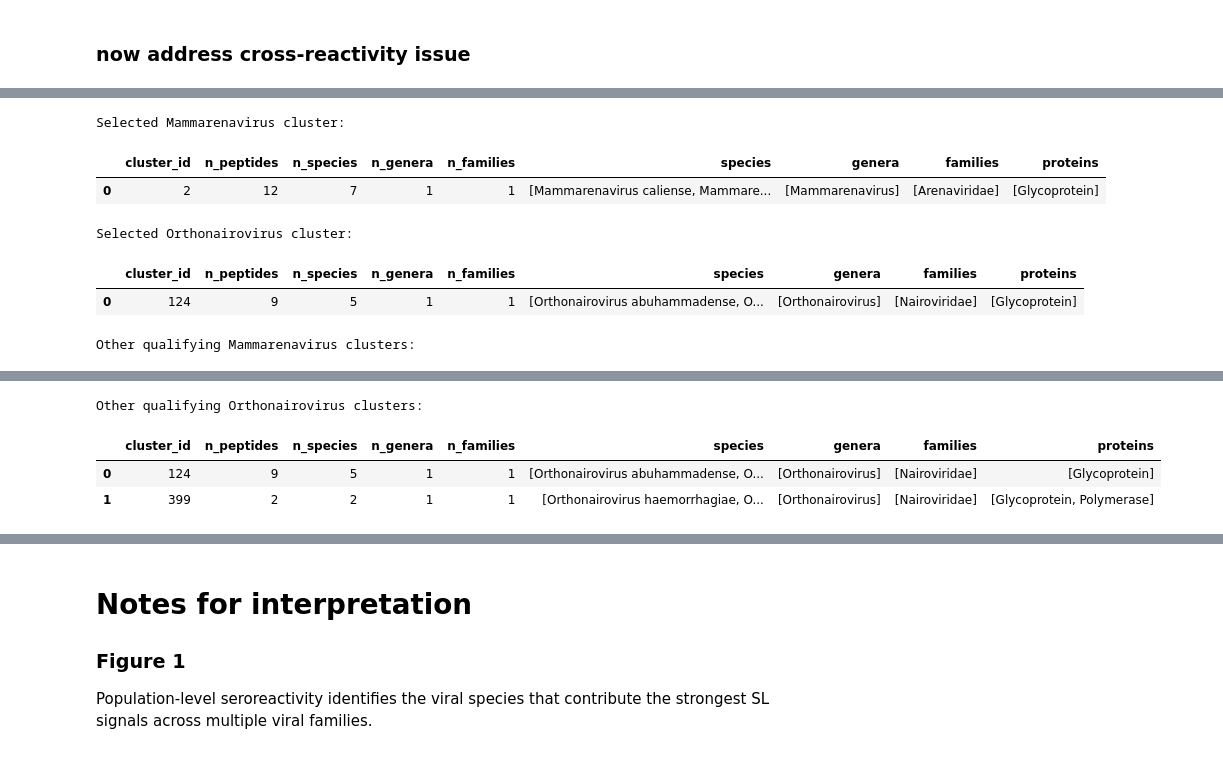
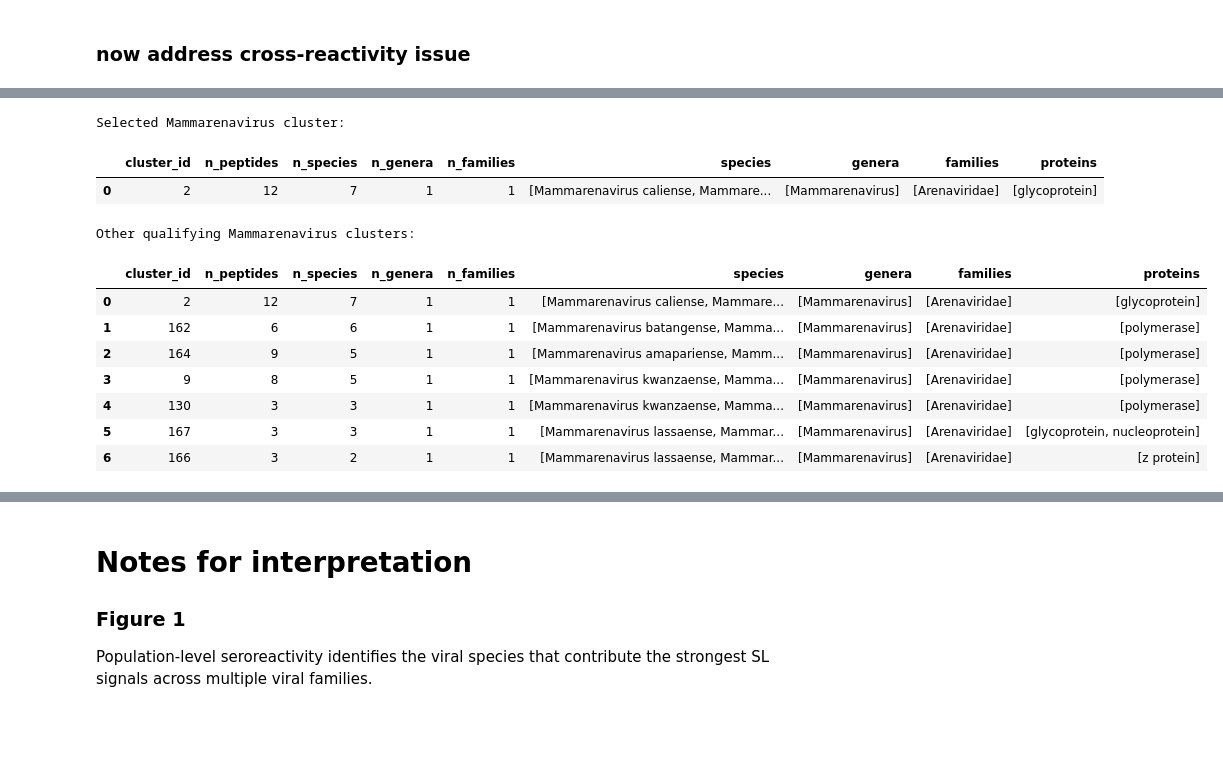
Before and after one commit to sporak577/lasv_phipseq_2026, a Jupyter notebook: Lassa_seroreactivity_paper_figures_clean_090726.ipynb, the cells around one changed output, grey strips where cells are left out. Drawn from its saved outputs; the diff is of its cells as text; code cells hidden in the pictures; blank space fills up the shorter version.

Commit message:
updated clustering code

```diff
--- a/Lassa_seroreactivity_paper_figures_clean_090726.ipynb
+++ b/Lassa_seroreactivity_paper_figures_clean_090726.ipynb
@@ -2124,7 +2118,5 @@ KeyError: "['protein_class'] not in index"
 # %%
-# ============================================================
 # SELECT TARGET-CONTAINING CLUSTERS
-# ============================================================
 
 def summarize_components(components, network_hits):
     records = []
@@ -2144,7 +2136,7 @@ def summarize_components(components, network_hits):
             sub['family'].dropna().unique().tolist()
         )
         proteins = sorted(
-            sub['protein_class'].dropna().unique().tolist()
+            sub['protein_std'].dropna().unique().tolist()
         )
 
         records.append({
@@ -2164,20 +2156,23 @@ def summarize_components(components, network_hits):
 
 cluster_summary = summarize_components(
     components_seq,
-    network_hits
+    hits
 )
 
 
-def select_target_cluster(
+def select_target_cluster( #find clusters that contain the target species,
+    #contain at least two species but where all species belong to the target genus
     target_species,
     target_genus
 ):
     candidates = cluster_summary[
         cluster_summary['species'].apply(
+            #does the cluster have the target species you are interested in?
             lambda x: target_species in x
         )
         &
         cluster_summary['genera'].apply(
+            #asks if that cluster contains exactly one genus and if it is the target_genus
             lambda x: len(x) == 1 and x[0] == target_genus
         )
         &
@@ -2189,52 +2184,41 @@ def select_target_cluster(
 
     candidates = (
         candidates
         .sort_values(
-            ['n_species', 'n_peptides'],
+            ['n_species', 'n_peptides'], #highest number of species wins, then n_peptides comes second as criterion
             ascending=False
         )
-        .reset_index(drop=True)
+        .reset_index(drop=True) #renumbers sorted rows with 0, 1, 2.. etc.
     )
 
     return candidates.iloc[0], candidates
 
 
 mamma_selected, mamma_candidates = select_target_cluster(
     TARGET_LASSA,
     'Mammarenavirus'
 )
 
-ortho_selected, ortho_candidates = select_target_cluster(
-    TARGET_HAEM,
-    'Orthonairovirus'
-)
-
 if mamma_selected is None:
     raise ValueError(
         f'No cross-species Mammarenavirus cluster contains {TARGET_LASSA}.'
     )
 
-if ortho_selected is None:
-    raise ValueError(
-        f'No cross-species Orthonairovirus cluster contains {TARGET_HAEM}.'
-    )
-
 print('Selected Mammarenavirus cluster:')
 display(mamma_selected.to_frame().T)
 
-print('Selected Orthonairovirus cluster:')
-display(ortho_selected.to_frame().T)
-
 print('Other qualifying Mammarenavirus clusters:')
 display(mamma_candidates.head(10))
-
-print('Other qualifying Orthonairovirus clusters:')
-display(ortho_candidates.head(10))
 # %% [output]
 Selected Mammarenavirus cluster:
 |  | cluster_id | n_peptides | n_species | n_genera | n_families | species | genera | families | proteins |
-| 0 | 2 | 12 | 7 | 1 | 1 | [Mammarenavirus caliense, Mammare... | [Mammarenavirus] | [Arenaviridae] | [Glycoprotein] |
+| 0 | 2 | 12 | 7 | 1 | 1 | [Mammarenavirus caliense, Mammare... | [Mammarenavirus] | [Arenaviridae] | [glycoprotein] |
-Selected Orthonairovirus cluster:
+Other qualifying Mammarenavirus clusters:
 |  | cluster_id | n_peptides | n_species | n_genera | n_families | species | genera | families | proteins |
-| 0 | 124 | 9 | 5 | 1 | 1 | [Orthonairovirus abuhammadense, O... | [Orthonairovirus] | [Nairoviridae] | [Glycoprotein] |
+| 0 | 2 | 12 | 7 | 1 | 1 | [Mammarenavirus caliense, Mammare... | [Mammarenavirus] | [Arenaviridae] | [glycoprotein] |
+| 1 | 162 | 6 | 6 | 1 | 1 | [Mammarenavirus batangense, Mamma... | [Mammarenavirus] | [Arenaviridae] | [polymerase] |
+| 2 | 164 | 9 | 5 | 1 | 1 | [Mammarenavirus amapariense, Mamm... | [Mammarenavirus] | [Arenaviridae] | [polymerase] |
+| 3 | 9 | 8 | 5 | 1 | 1 | [Mammarenavirus kwanzaense, Mamma... | [Mammarenavirus] | [Arenaviridae] | [polymerase] |
+| 4 | 130 | 3 | 3 | 1 | 1 | [Mammarenavirus kwanzaense, Mamma... | [Mammarenavirus] | [Arenaviridae] | [polymerase] |
+| 5 | 167 | 3 | 3 | 1 | 1 | [Mammarenavirus lassaense, Mammar... | [Mammarenavirus] | [Arenaviridae] | [glycoprotein, nucleoprotein] |
+| 6 | 166 | 3 | 2 | 1 | 1 | [Mammarenavirus lassaense, Mammar... | [Mammarenavirus] | [Arenaviridae] | [z protein] |
-Other qualifying Mammarenavirus clusters:
@@ -2249,4 +2224,0 @@ Other qualifying Mammarenavirus clusters:
-Other qualifying Orthonairovirus clusters:
-|  | cluster_id | n_peptides | n_species | n_genera | n_families | species | genera | families | proteins |
-| 0 | 124 | 9 | 5 | 1 | 1 | [Orthonairovirus abuhammadense, O... | [Orthonairovirus] | [Nairoviridae] | [Glycoprotein] |
-| 1 | 399 | 2 | 2 | 1 | 1 | [Orthonairovirus haemorrhagiae, O... | [Orthonairovirus] | [Nairoviridae] | [Glycoprotein, Polymerase] |
```
Also changed, not shown: parts of 8 cells of this notebook, 2 other files.
